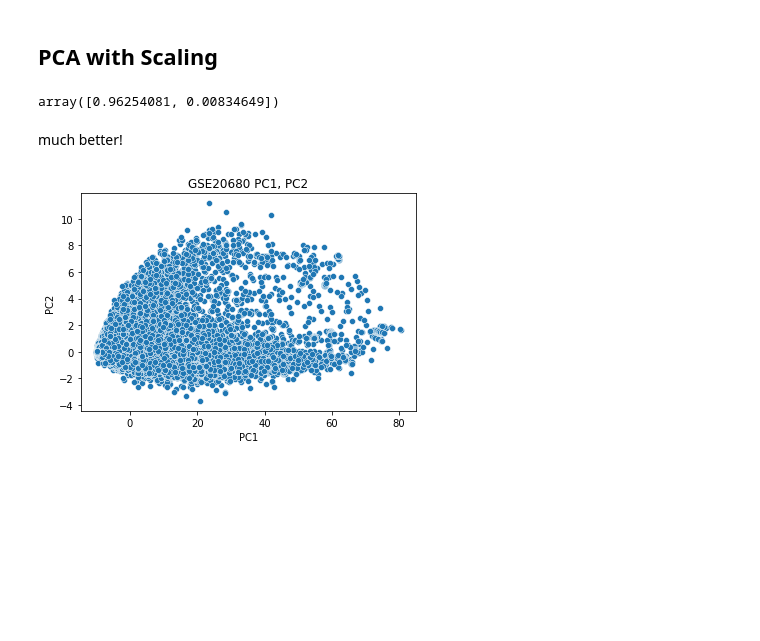
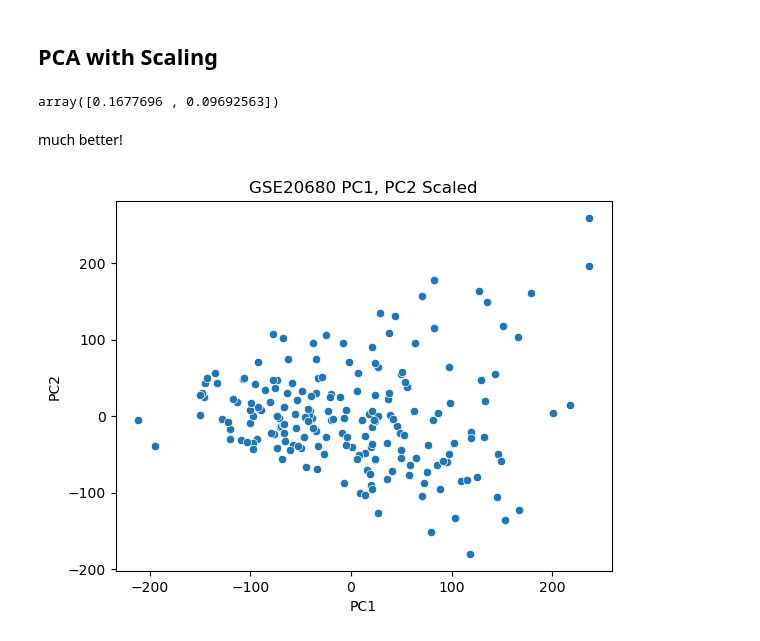
Before and after one commit to aszatrowski/BIOS26211_FinalProject, a Jupyter notebook: PCA1.ipynb, the cells around one changed output. Cells and saved outputs as stored; diff of their text form; code cells hidden in the pictures; blank space fills up the shorter version.

```diff
--- a/PCA1.ipynb
+++ b/PCA1.ipynb
@@ -22,0 +23,3 @@ gse_20680.head()
+# %%
+gse_20680_pcamatrix = gse_20680.iloc[0:196,2:45017]
+gse_20680_pcamatrix.iloc[0:10, 0:10]
@@ -33,20 +56,20 @@ yikes lol
 # %% [markdown]
 ## PCA with Scaling
 # %%
-scaler = sklearn.preprocessing.StandardScaler()
-gse_20680_scaled = scaler.fit_transform(gse_20680)
+scaler = StandardScaler()
+gse_20680_scaled = scaler.fit_transform(gse_20680_pcamatrix)
 pca = PCA(n_components=2)
 gse_20680_scaled_pca = pca.fit_transform(gse_20680_scaled)
 pca.explained_variance_ratio_
 # %% [output]
-array([0.96254081, 0.00834649])
+array([0.1677696 , 0.09692563])
 # %% [markdown]
 much better!
 # %%
 sns.scatterplot(x = gse_20680_scaled_pca[:,0], y = gse_20680_scaled_pca[:,1])
 plt.xlabel('PC1')
 plt.ylabel('PC2')
-plt.title("GSE20680 PC1, PC2")
+plt.title("GSE20680 PC1, PC2 Scaled")
 plt.show()
 # %% [output]
-[figure, old version]
+[figure, new version]
```
Also changed, not shown: parts of 5 cells of this notebook, 1 other file.
